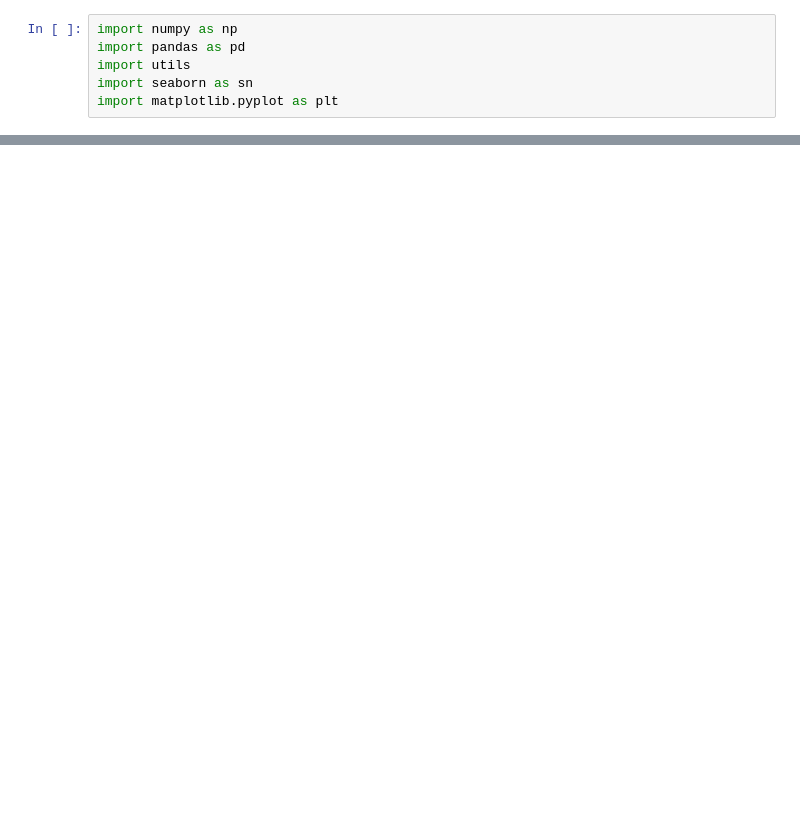
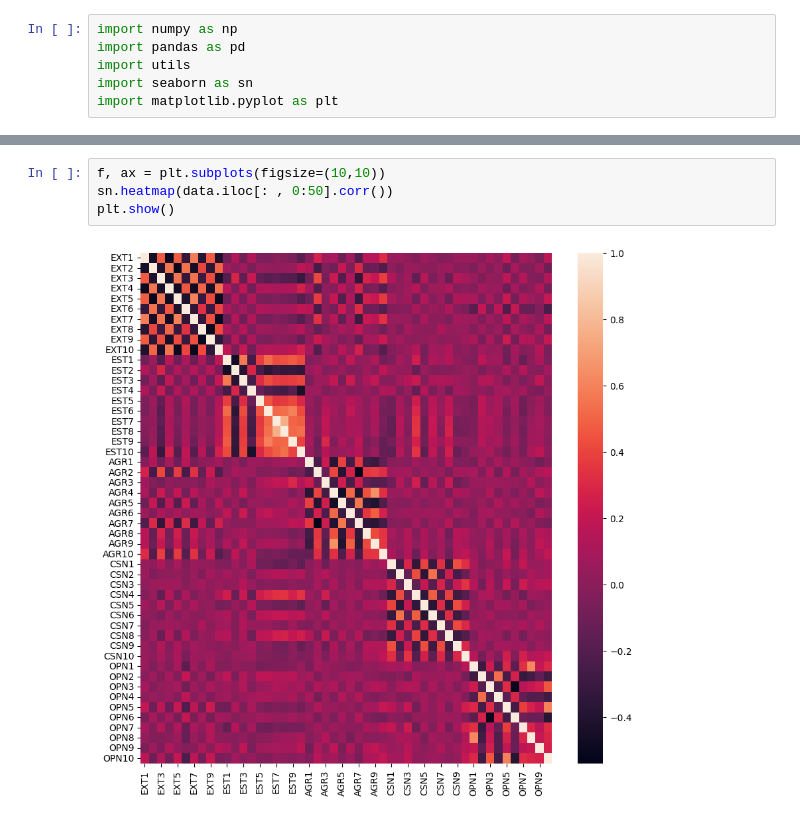
Before and after one commit to Karolina1110/personality_data, a Jupyter notebook: data_analisis.ipynb, the cells around one changed output, grey strips where cells are left out. Drawn from its saved outputs; the diff is of its cells as text; blank space fills up the shorter version.

```diff
--- a/data_analisis.ipynb
+++ b/data_analisis.ipynb
@@ -39 +23,7 @@ plt.show()
+# %%
+f, ax = plt.subplots(figsize=(10,10))
+sn.heatmap(data.iloc[: , 0:50].corr())
+plt.show()
+# %% [output]
+[figure, added]
 # %%
```
Also changed, not shown: parts of 19 cells of this notebook, 6 other files.
